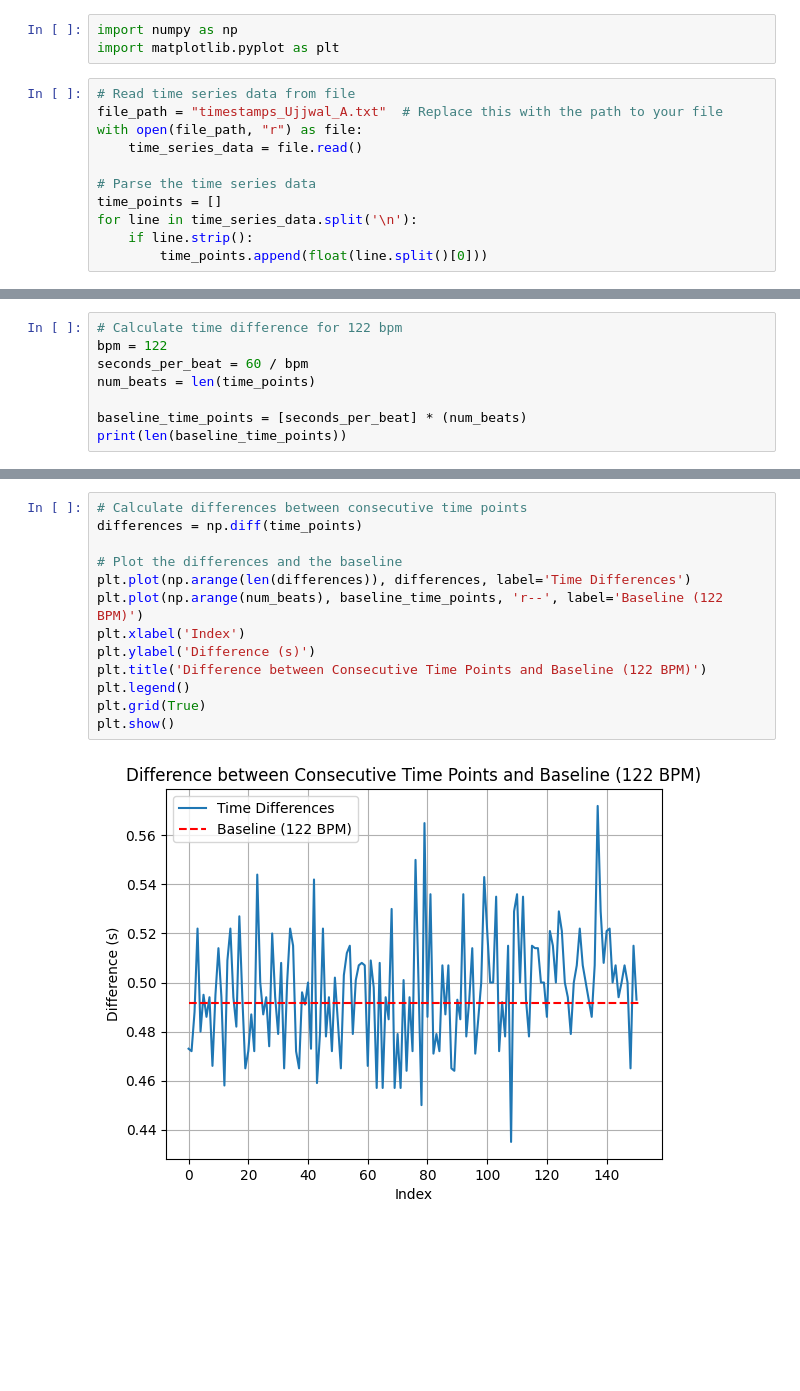
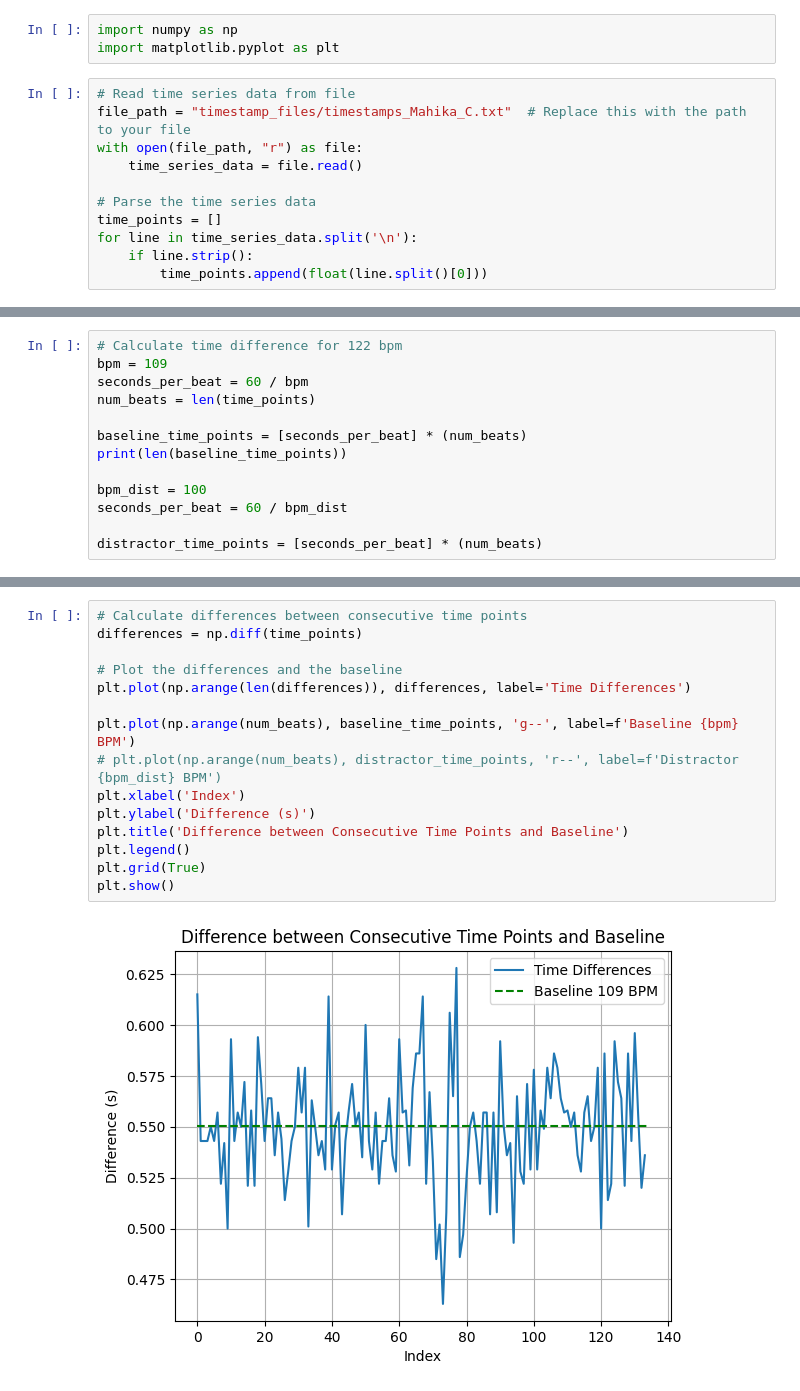
Before and after one commit to Anika-Roy/MMT-project, a Jupyter notebook: proj.ipynb, the cells around one changed output, grey strips where cells are left out. Saved outputs shown, nothing was run; the diff lists cells and outputs as text; blank space fills up the shorter version.

```diff
--- a/proj.ipynb
+++ b/proj.ipynb
@@ -3,7 +3,7 @@ import numpy as np
 import matplotlib.pyplot as plt
 # %%
 # Read time series data from file
-file_path = "timestamps_Ujjwal_A.txt"  # Replace this with the path to your file
+file_path = "timestamp_files/timestamps_Mahika_C.txt"  # Replace this with the path to your file
 with open(file_path, "r") as file:
     time_series_data = file.read()
 
@@ -29,9 +29,14 @@ plt.show()
 # %%
 # Calculate time difference for 122 bpm
-bpm = 122
+bpm = 109
 seconds_per_beat = 60 / bpm
 num_beats = len(time_points)
 
 baseline_time_points = [seconds_per_beat] * (num_beats)
 print(len(baseline_time_points))
+
+bpm_dist = 100
+seconds_per_beat = 60 / bpm_dist
+
+distractor_time_points = [seconds_per_beat] * (num_beats)
 # %% [output]
@@ -39,18 +44,20 @@ print(len(baseline_time_points))
 # %%
 # Calculate differences between consecutive time points
 differences = np.diff(time_points)
 
 # Plot the differences and the baseline
 plt.plot(np.arange(len(differences)), differences, label='Time Differences')
-plt.plot(np.arange(num_beats), baseline_time_points, 'r--', label='Baseline (122 BPM)')
+
+plt.plot(np.arange(num_beats), baseline_time_points, 'g--', label=f'Baseline {bpm} BPM')
+# plt.plot(np.arange(num_beats), distractor_time_points, 'r--', label=f'Distractor {bpm_dist} BPM')
 plt.xlabel('Index')
 plt.ylabel('Difference (s)')
-plt.title('Difference between Consecutive Time Points and Baseline (122 BPM)')
+plt.title('Difference between Consecutive Time Points and Baseline')
 plt.legend()
 plt.grid(True)
 plt.show()
 # %% [output]
-[figure, old version]
+[figure, new version]
 # %%
 # Calculate time difference for 122 bpm
 bpm = 122
```
Also changed, not shown: parts of 3 cells of this notebook, 7 other files.
